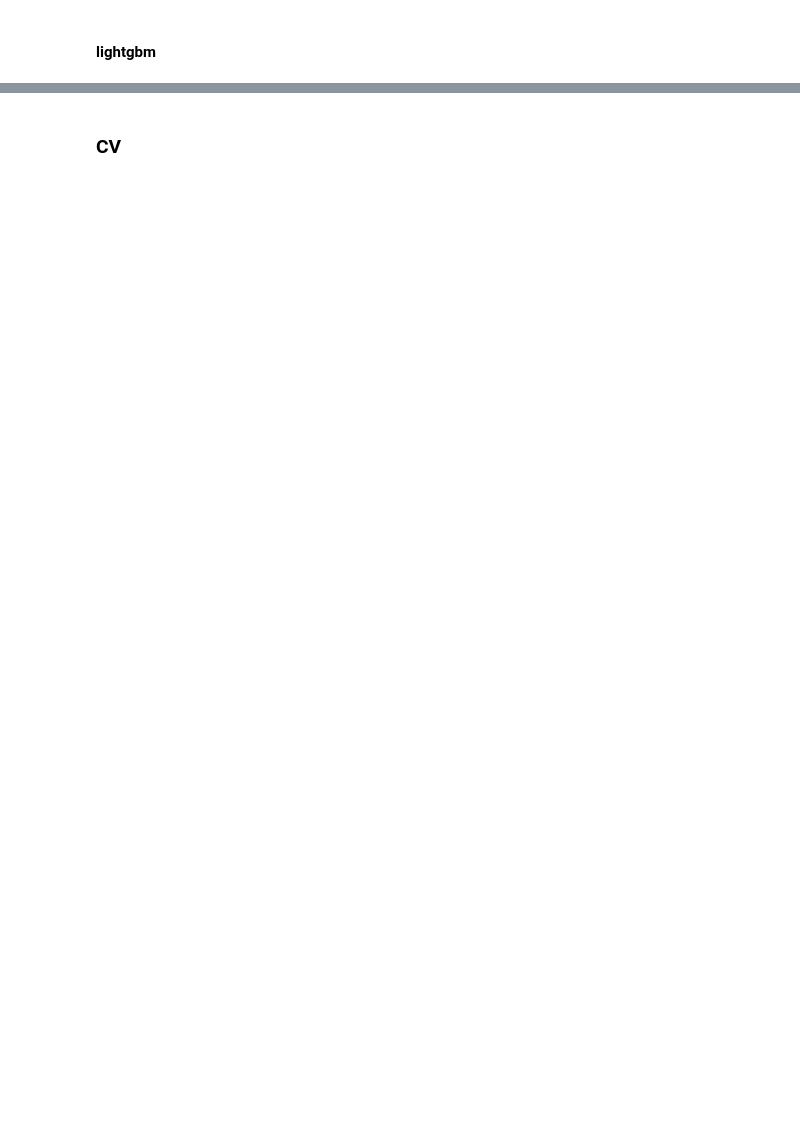
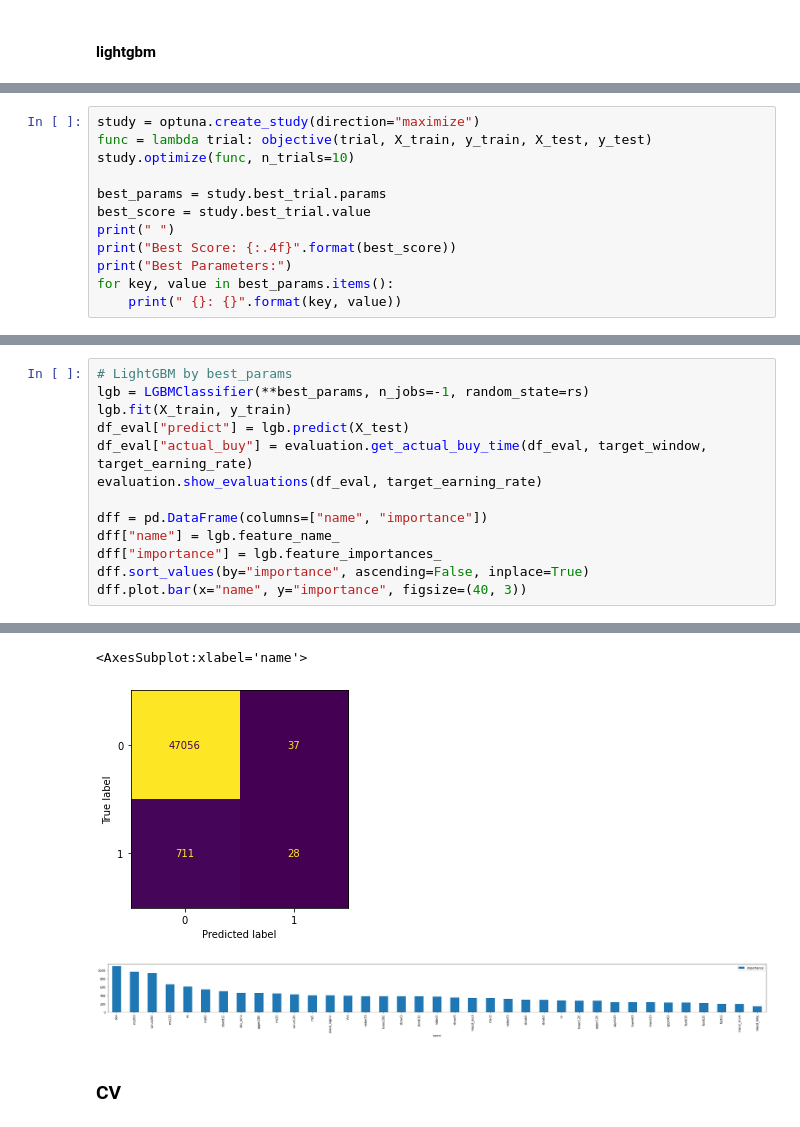
Before and after one commit to iamhyeonje/investing, a Jupyter notebook: coin_chj.ipynb, the cells around one changed output, grey strips where cells are left out. Saved outputs shown, nothing was run; the diff lists cells and outputs as text; blank space fills up the shorter version.

```diff
--- a/coin_chj.ipynb
+++ b/coin_chj.ipynb
@@ -166,0 +253,12 @@ evaluation.show_evaluations(df_eval, target_earning_rate)
+# %%
+study = optuna.create_study(direction="maximize")
+func = lambda trial: objective(trial, X_train, y_train, X_test, y_test)
+study.optimize(func, n_trials=10)
+
+best_params = study.best_trial.params
+best_score = study.best_trial.value
+print(" ")
+print("Best Score: {:.4f}".format(best_score))
+print("Best Parameters:")
+for key, value in best_params.items():
+    print(" {}: {}".format(key, value))
@@ -166,0 +277,14 @@ evaluation.show_evaluations(df_eval, target_earning_rate)
+# %%
+# LightGBM by best_params
+lgb = LGBMClassifier(**best_params, n_jobs=-1, random_state=rs)
+lgb.fit(X_train, y_train)
+df_eval["predict"] = lgb.predict(X_test)
+df_eval["actual_buy"] = evaluation.get_actual_buy_time(df_eval, target_window, target_earning_rate)
+evaluation.show_evaluations(df_eval, target_earning_rate)
+
+dff = pd.DataFrame(columns=["name", "importance"])
+dff["name"] = lgb.feature_name_
+dff["importance"] = lgb.feature_importances_
+dff.sort_values(by="importance", ascending=False, inplace=True)
+dff.plot.bar(x="name", y="importance", figsize=(40, 3))
+# %% [output]
@@ -167,3 +304,6 @@ evaluation.show_evaluations(df_eval, target_earning_rate)
+<AxesSubplot:xlabel='name'>
+[figure, added]
+[figure, added]
 # %% [markdown]
 ### CV
 # %%
```
Also changed, not shown: parts of 26 cells of this notebook, 2 other files.
